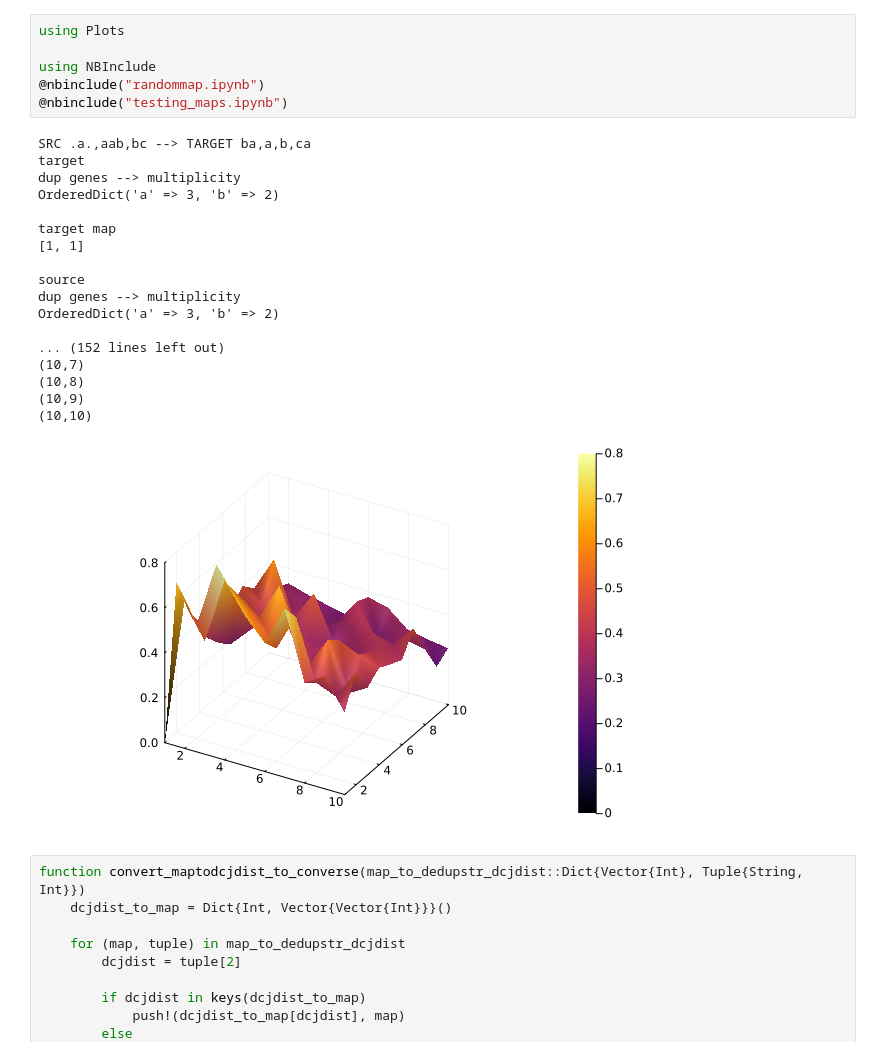
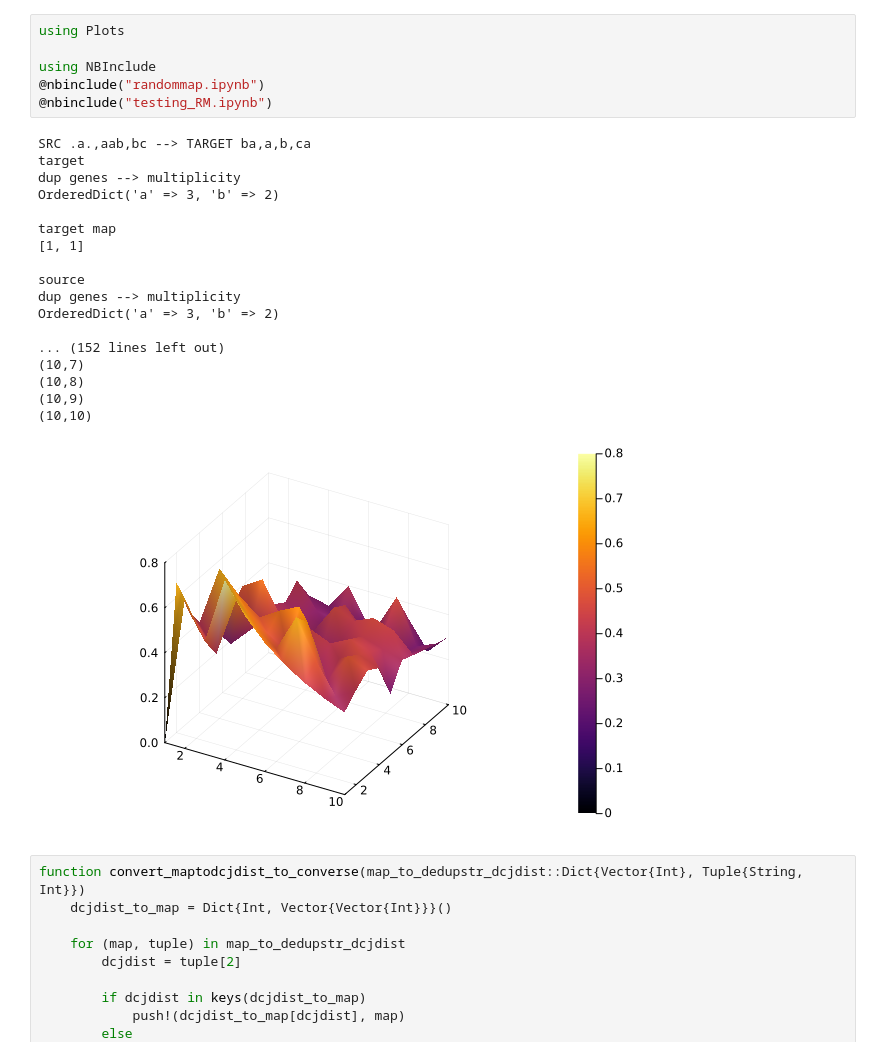
Before and after one commit to mliu31/dcj-heuristics, a Jupyter notebook: localsearch.ipynb, the cells around one changed output. Saved outputs shown, nothing was run; the diff lists cells and outputs as text.

```diff
--- a/localsearch.ipynb
+++ b/localsearch.ipynb
@@ -1,28 +1,28 @@
 # %%
 using Plots
 
 using NBInclude
 @nbinclude("randommap.ipynb")
-@nbinclude("testing_maps.ipynb")
+@nbinclude("testing_RM.ipynb")
 # %% [output]
 SRC .a.,aab,bc --> TARGET ba,a,b,ca
 target
 dup genes --> multiplicity
 OrderedDict('a' => 3, 'b' => 2)
 
 target map
 [1, 1]
 
 source
 dup genes --> multiplicity
 OrderedDict('a' => 3, 'b' => 2)
 
 ... (152 lines left out)
 (10,7)
 (10,8)
 (10,9)
 (10,10)
-[figure, old version]
+[figure, new version]
 # %%
 function convert_maptodcjdist_to_converse(map_to_dedupstr_dcjdist::Dict{Vector{Int}, Tuple{String, Int}})
     dcjdist_to_map = Dict{Int, Vector{Vector{Int}}}()
```
Also changed, not shown: parts of 8 cells of this notebook, 1 other file.
